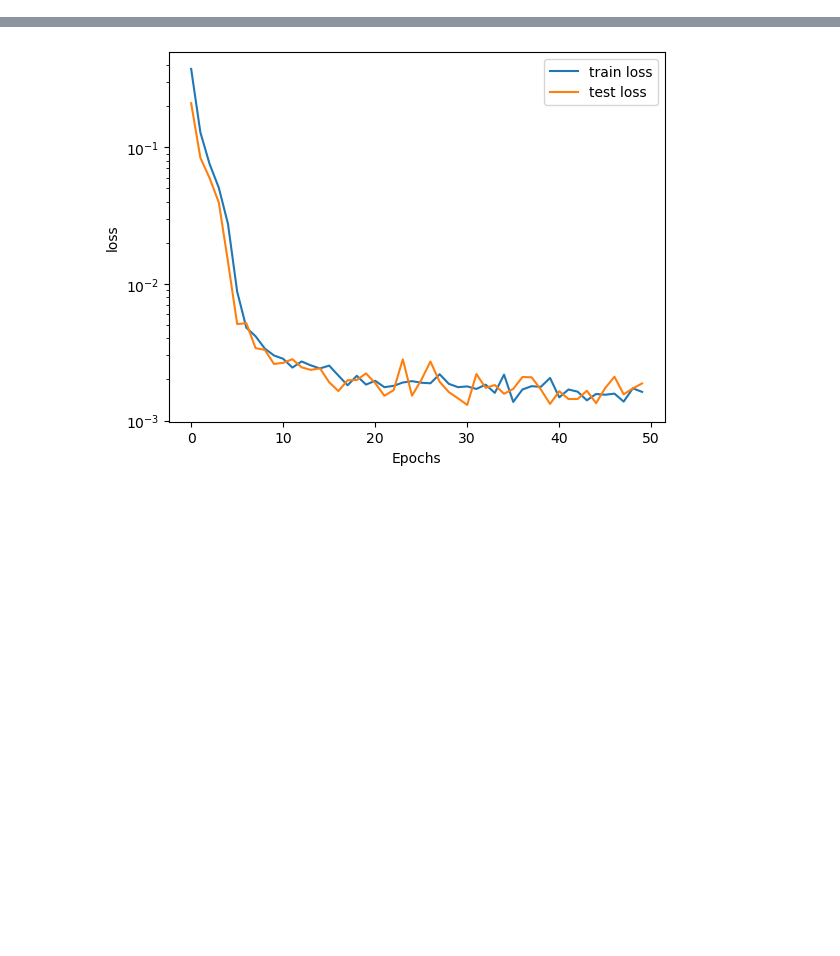
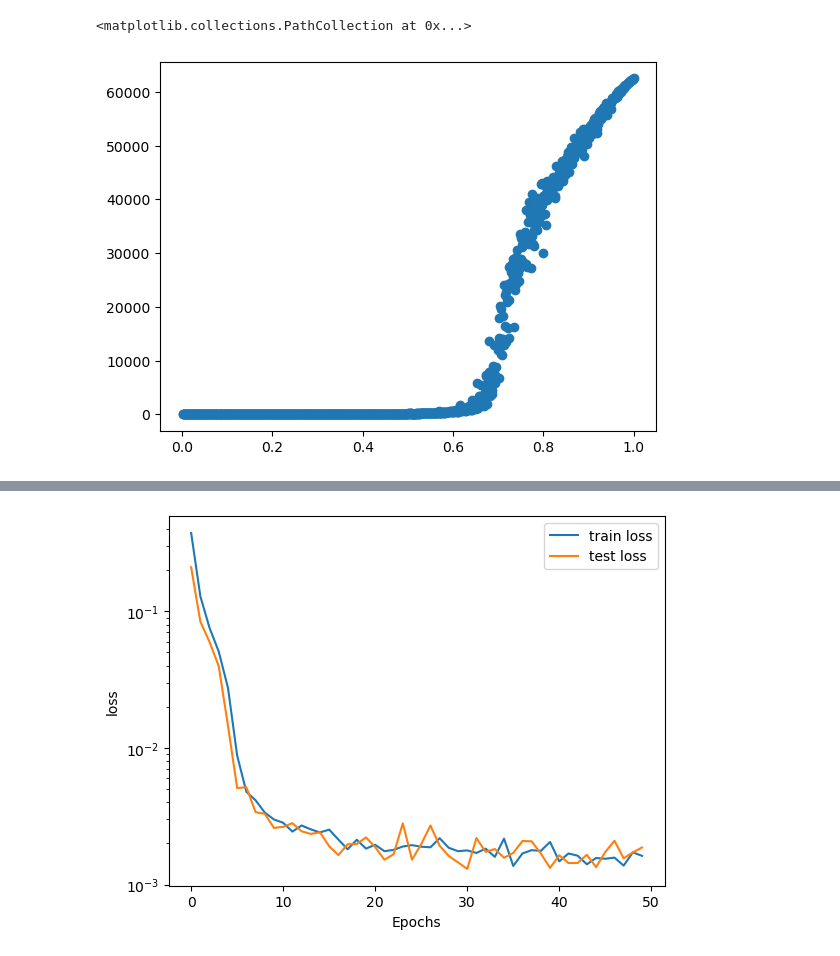
Before and after one commit to III-Derek/AMATH-495---Percolation, a Jupyter notebook: src/ml.ipynb, the cells around one changed output, grey strips where cells are left out. Cells and saved outputs as stored; diff of their text form; code cells hidden in the pictures; blank space fills up the shorter version.

Commit message:
percolation probability

```diff
--- a/src/ml.ipynb
+++ b/src/ml.ipynb
@@ -23,6 +23,25 @@ from torch.utils.data import Dataset
 from torchvision.transforms import v2
 import torch.nn.functional as F
 import torchvision
+
+import matplotlib
+matplotlib.rcParams['text.usetex'] = True
+# %%
+path = r'C:\Users\jonat\OneDrive\Documents\programming\AnacondaProjects\PHYS495\final\data\perco_rgb_img'
+files = os.listdir(path)
+p_list = []
+N_list = []
+for file in files:
+    p, N = file.split("_")
+    p = float(p)
+    N = float(N.split('.')[0])
+    p_list.append(p)
+    N_list.append(N)
+
+plt.scatter(p_list,N_list)
+# %% [output]
+<matplotlib.collections.PathCollection at 0x...>
+[figure, added]
 # %%
 
 device = torch.device('cuda')
```
Also changed, not shown: parts of 3 cells of this notebook, 5 other files.
